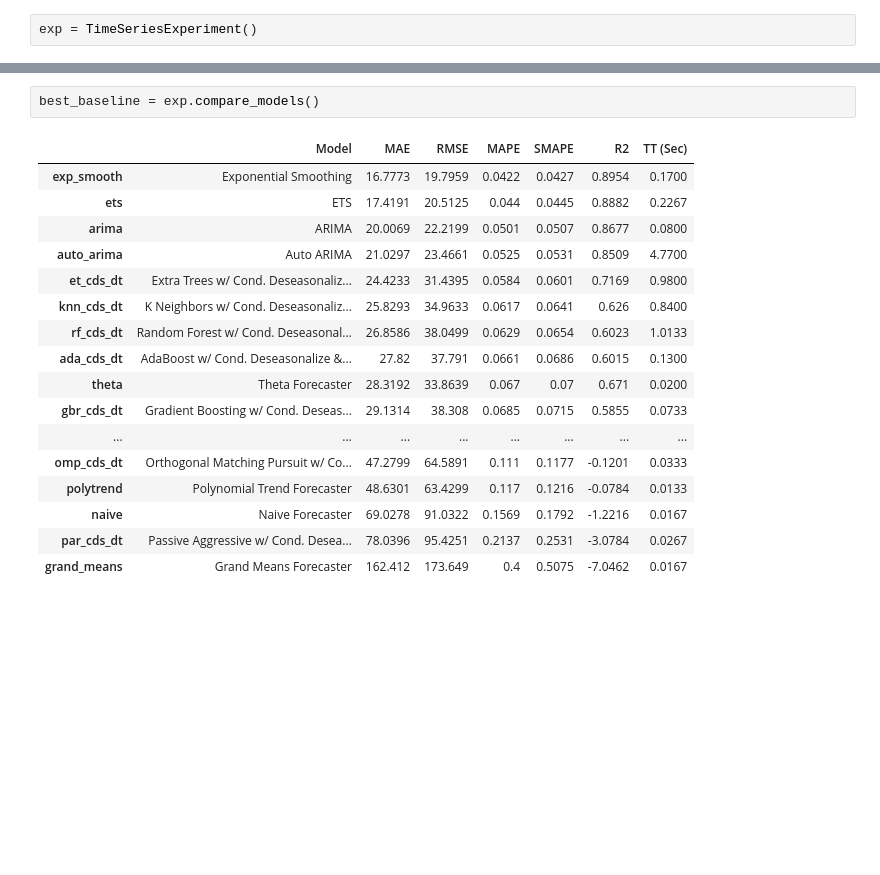
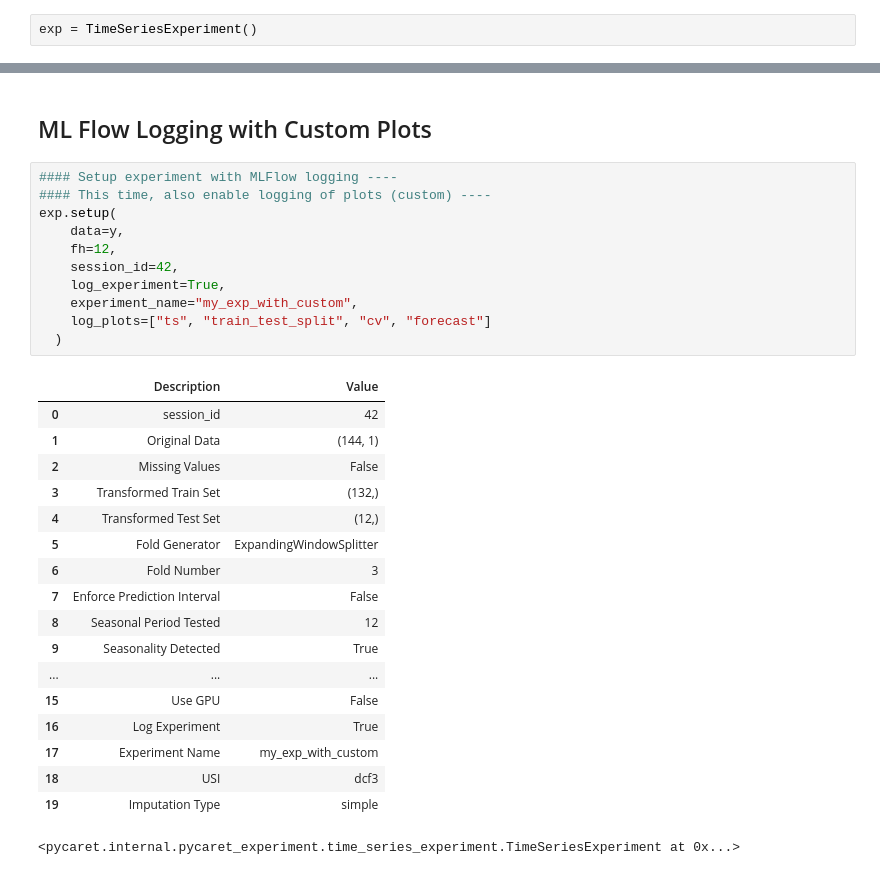
Before and after one commit to ngupta23/pycaret_faqs, a Jupyter notebook: time_series/pycaret_mlflow_basics.ipynb, the cells around one changed output, grey strips where cells are left out. Drawn from its saved outputs; the diff is of its cells as text; blank space fills up the shorter version.

```diff
--- a/time_series/pycaret_mlflow_basics.ipynb
+++ b/time_series/pycaret_mlflow_basics.ipynb
@@ -109,20 +126,32 @@ model = exp.create_model("lr_cds_dt")
-# %%
-best_baseline = exp.compare_models()
-# %% [output]
-|  | Model | MAE | RMSE | MAPE | SMAPE | R2 | TT (Sec) |
-| exp_smooth | Exponential Smoothing | 16.7773 | 19.7959 | 0.0422 | 0.0427 | 0.8954 | 0.1700 |
-| ets | ETS | 17.4191 | 20.5125 | 0.044 | 0.0445 | 0.8882 | 0.2267 |
-| arima | ARIMA | 20.0069 | 22.2199 | 0.0501 | 0.0507 | 0.8677 | 0.0800 |
-| auto_arima | Auto ARIMA | 21.0297 | 23.4661 | 0.0525 | 0.0531 | 0.8509 | 4.7700 |
-| et_cds_dt | Extra Trees w/ Cond. Deseasonaliz... | 24.4233 | 31.4395 | 0.0584 | 0.0601 | 0.7169 | 0.9800 |
-| knn_cds_dt | K Neighbors w/ Cond. Deseasonaliz... | 25.8293 | 34.9633 | 0.0617 | 0.0641 | 0.626 | 0.8400 |
-| rf_cds_dt | Random Forest w/ Cond. Deseasonal... | 26.8586 | 38.0499 | 0.0629 | 0.0654 | 0.6023 | 1.0133 |
-| ada_cds_dt | AdaBoost w/ Cond. Deseasonalize &... | 27.82 | 37.791 | 0.0661 | 0.0686 | 0.6015 | 0.1300 |
-| theta | Theta Forecaster | 28.3192 | 33.8639 | 0.067 | 0.07 | 0.671 | 0.0200 |
-| gbr_cds_dt | Gradient Boosting w/ Cond. Deseas... | 29.1314 | 38.308 | 0.0685 | 0.0715 | 0.5855 | 0.0733 |
-| ... | ... | ... | ... | ... | ... | ... | ... |
-| omp_cds_dt | Orthogonal Matching Pursuit w/ Co... | 47.2799 | 64.5891 | 0.111 | 0.1177 | -0.1201 | 0.0333 |
-| polytrend | Polynomial Trend Forecaster | 48.6301 | 63.4299 | 0.117 | 0.1216 | -0.0784 | 0.0133 |
-| naive | Naive Forecaster | 69.0278 | 91.0322 | 0.1569 | 0.1792 | -1.2216 | 0.0167 |
-| par_cds_dt | Passive Aggressive w/ Cond. Desea... | 78.0396 | 95.4251 | 0.2137 | 0.2531 | -3.0784 | 0.0267 |
-| grand_means | Grand Means Forecaster | 162.412 | 173.649 | 0.4 | 0.5075 | -7.0462 | 0.0167 |
+# %% [markdown]
+## ML Flow Logging with Custom Plots
+# %%
+#### Setup experiment with MLFlow logging ----
+#### This time, also enable logging of plots (custom) ----
+exp.setup(
+    data=y,
+    fh=12,
+    session_id=42,
+    log_experiment=True,
+    experiment_name="my_exp_with_custom",
+    log_plots=["ts", "train_test_split", "cv", "forecast"]
+  )
+# %% [output]
+|  | Description | Value |
+| 0 | session_id | 42 |
+| 1 | Original Data | (144, 1) |
+| 2 | Missing Values | False |
+| 3 | Transformed Train Set | (132,) |
+| 4 | Transformed Test Set | (12,) |
+| 5 | Fold Generator | ExpandingWindowSplitter |
+| 6 | Fold Number | 3 |
+| 7 | Enforce Prediction Interval | False |
+| 8 | Seasonal Period Tested | 12 |
+| 9 | Seasonality Detected | True |
+| ... | ... | ... |
+| 15 | Use GPU | False |
+| 16 | Log Experiment | True |
+| 17 | Experiment Name | my_exp_with_custom |
+| 18 | USI | dcf3 |
+| 19 | Imputation Type | simple |
+<pycaret.internal.pycaret_experiment.time_series_experiment.TimeSeriesExperiment at 0x...>
```
Also changed, not shown: parts of 12 cells of this notebook.
